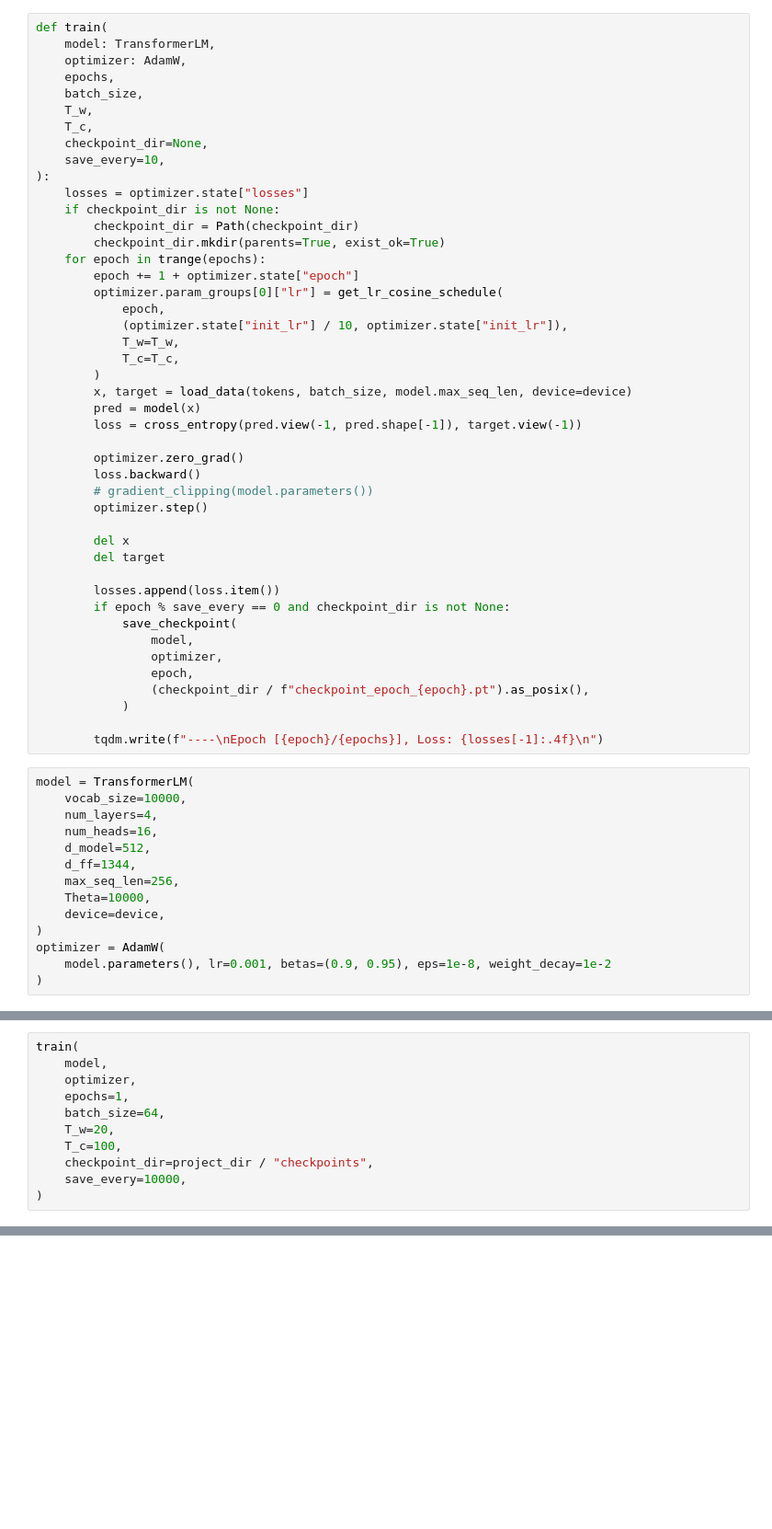
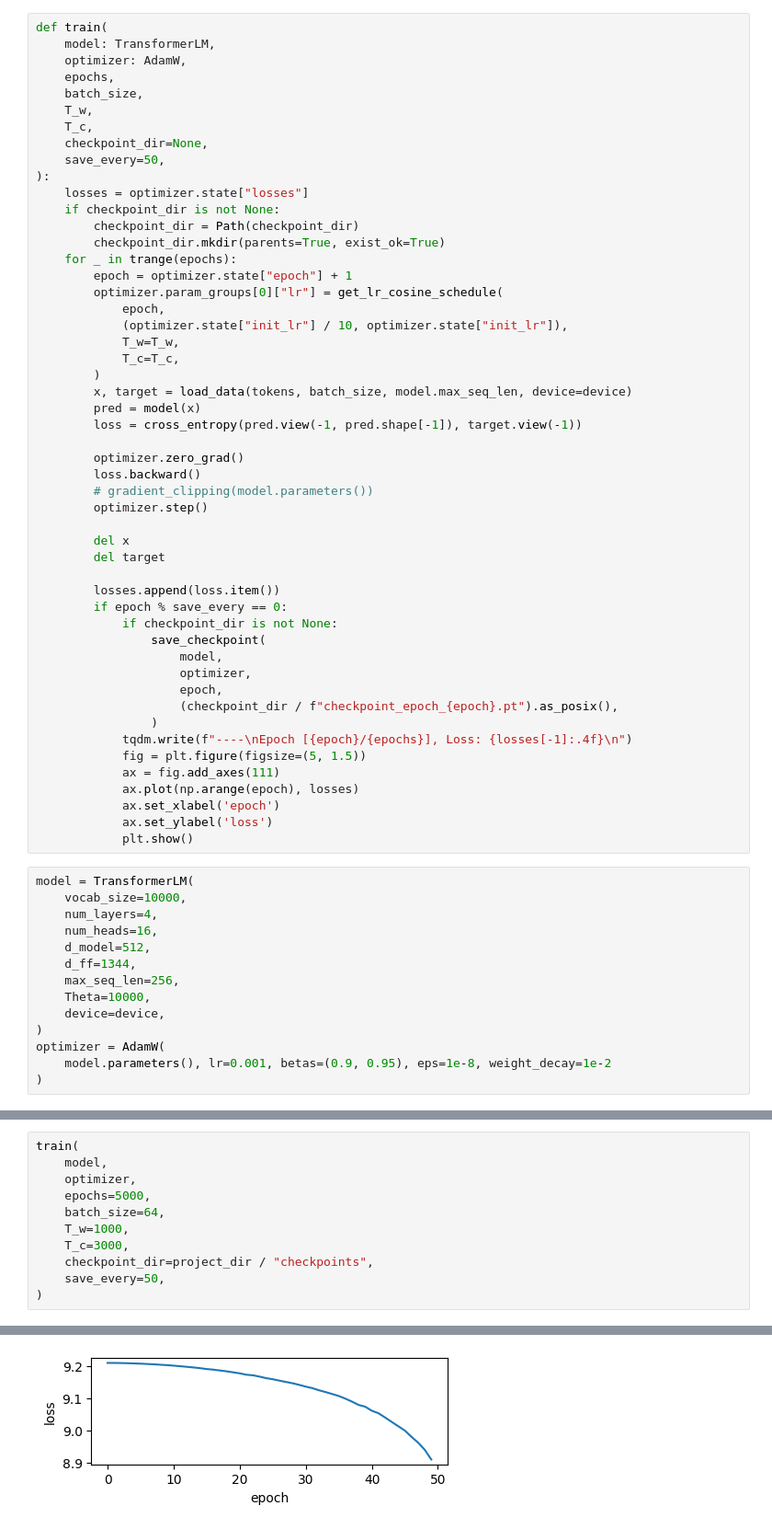
Before and after one commit to ztzhu1/CS336, a Jupyter notebook: assignment1-basics/cs336_basics/train_tiny_stories.ipynb, the cells around one changed output, grey strips where cells are left out. Shown at 92% size. Saved outputs shown, nothing was run; the diff lists cells and outputs as text; blank space fills up the shorter version.

```diff
--- a/assignment1-basics/cs336_basics/train_tiny_stories.ipynb
+++ b/assignment1-basics/cs336_basics/train_tiny_stories.ipynb
@@ -31,14 +27,14 @@ def train(
     T_w,
     T_c,
     checkpoint_dir=None,
-    save_every=10,
+    save_every=50,
 ):
     losses = optimizer.state["losses"]
     if checkpoint_dir is not None:
         checkpoint_dir = Path(checkpoint_dir)
         checkpoint_dir.mkdir(parents=True, exist_ok=True)
-    for epoch in trange(epochs):
-        epoch += 1 + optimizer.state["epoch"]
+    for _ in trange(epochs):
+        epoch = optimizer.state["epoch"] + 1
         optimizer.param_groups[0]["lr"] = get_lr_cosine_schedule(
             epoch,
             (optimizer.state["init_lr"] / 10, optimizer.state["init_lr"]),
@@ -58,15 +54,21 @@ def train(
         del target
 
         losses.append(loss.item())
-        if epoch % save_every == 0 and checkpoint_dir is not None:
-            save_checkpoint(
-                model,
-                optimizer,
-                epoch,
-                (checkpoint_dir / f"checkpoint_epoch_{epoch}.pt").as_posix(),
-            )
-
-        tqdm.write(f"----\nEpoch [{epoch}/{epochs}], Loss: {losses[-1]:.4f}\n")
+        if epoch % save_every == 0:
+            if checkpoint_dir is not None:
+                save_checkpoint(
+                    model,
+                    optimizer,
+                    epoch,
+                    (checkpoint_dir / f"checkpoint_epoch_{epoch}.pt").as_posix(),
+                )
+            tqdm.write(f"----\nEpoch [{epoch}/{epochs}], Loss: {losses[-1]:.4f}\n")
+            fig = plt.figure(figsize=(5, 1.5))
+            ax = fig.add_axes(111)
+            ax.plot(np.arange(epoch), losses)
+            ax.set_xlabel('epoch')
+            ax.set_ylabel('loss')
+            plt.show()
 # %%
 model = TransformerLM(
     vocab_size=10000,
@@ -85,12 +137,12 @@ optimizer = AdamW(
 train(
     model,
     optimizer,
-    epochs=1,
+    epochs=5000,
     batch_size=64,
-    T_w=20,
-    T_c=100,
+    T_w=1000,
+    T_c=3000,
     checkpoint_dir=project_dir / "checkpoints",
-    save_every=10000,
+    save_every=50,
 )
 # %% [output]
 ----
@@ -97,0 +150 @@ Epoch [1/1], Loss: 9.2103
+[figure, added]
```
Also changed, not shown: parts of 5 cells of this notebook, 5 other files.
